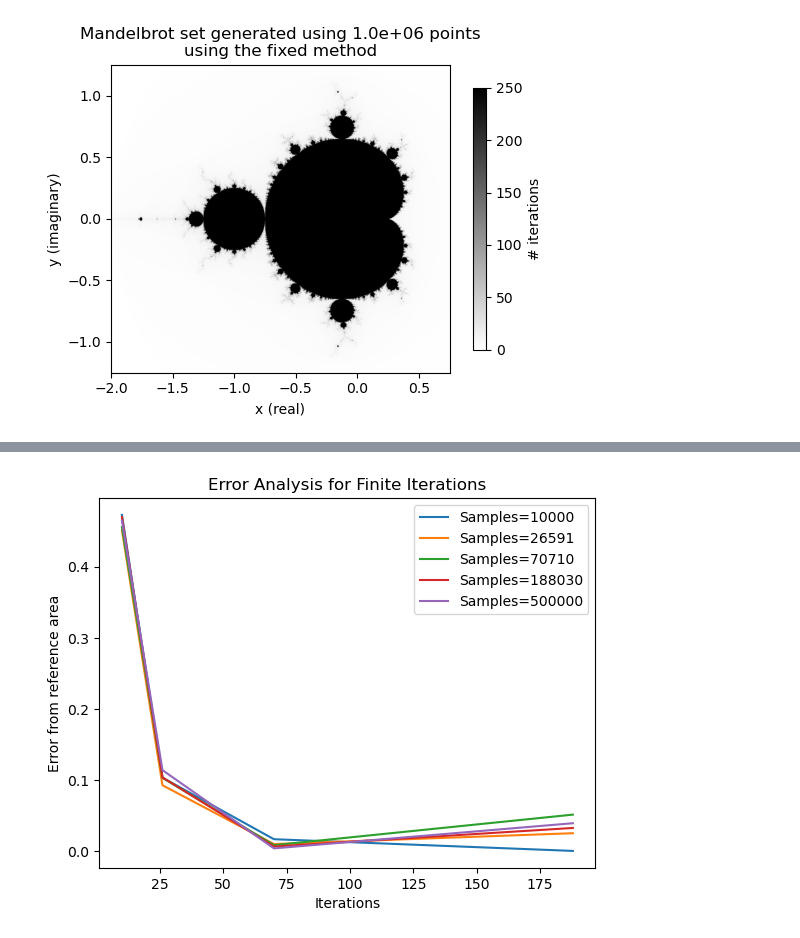
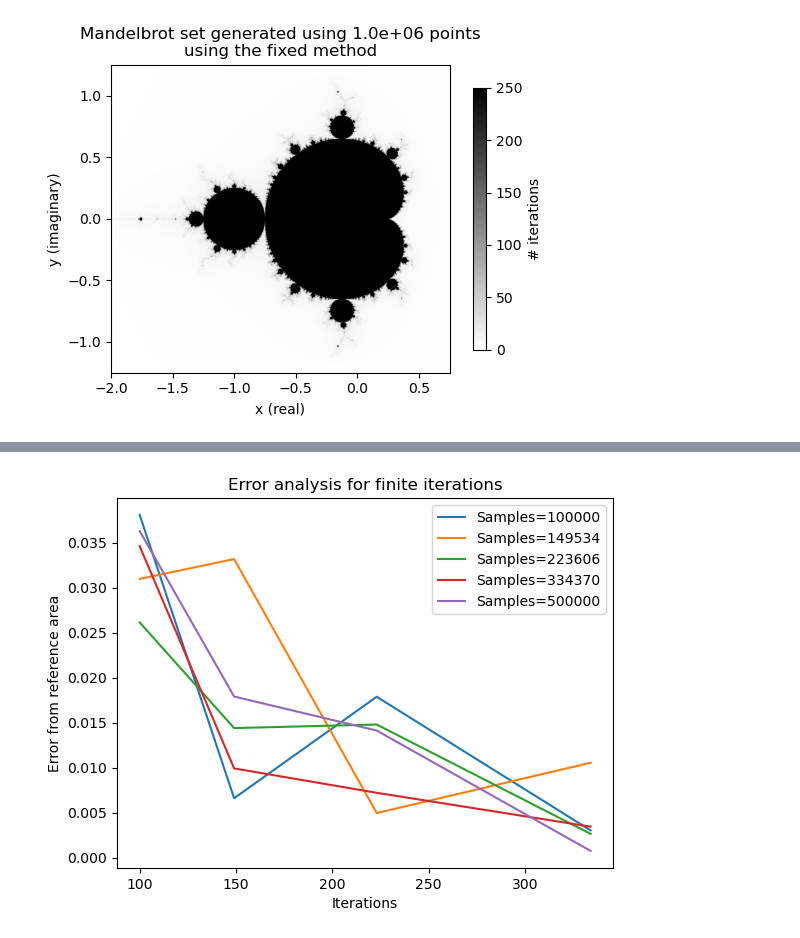
Before and after one commit to jonas4climate/ss-assignment1, a Jupyter notebook: CalvinLaw_11306734_RaymondZhang_14865904_JonasSchaefer_14039982_1.ipynb, the cells around one changed output, grey strips where cells are left out. Saved outputs shown, nothing was run; the diff lists cells and outputs as text; code cells hidden in the pictures.

```diff
--- a/CalvinLaw_11306734_RaymondZhang_14865904_JonasSchaefer_14039982_1.ipynb
+++ b/CalvinLaw_11306734_RaymondZhang_14865904_JonasSchaefer_14039982_1.ipynb
@@ -272,7 +272,7 @@ def stratified_sampling(max_iter, n_strata, samples_per_stratum):
             imag_samples = np.random.uniform(
                 imag_strata_edges[j], imag_strata_edges[j+1], samples_per_stratum)
 
-            for k in range(samples_per_stratum):
+            for k in prange(samples_per_stratum):
                 c = real_samples[k] + 1j * imag_samples[k]
                 c_points[index] = c
                 counts[index] = mandelbrot(c, max_iter)
@@ -421,8 +428,8 @@ def calculate_errors_by_sample_size(results_df, iter_count, sample_sizes, refere
             errors.append(abs(estimated_area - ref_area))
     return errors
 # %%
-iter_range = np.geomspace(10, 500, num=5).astype(int)
-sample_sizes = np.geomspace(10000, 500000, num=5).astype(int)
+iter_range = np.geomspace(100, 500, num=5).astype(int)
+sample_sizes = np.geomspace(100000, 500000, num=5).astype(int)
 results_df = investigate_convergence_2d(iter_range, sample_sizes)
 
 # Visualizes convergence of set area with increasing iterations
@@ -432,8 +439,10 @@ for samples in sample_sizes:
              label=f'Samples={samples}')
 
 plt.xlabel('Iterations')
-plt.ylabel('Estimated Area')
+plt.ylabel('Estimated area')
 plt.legend()
-plt.title('Convergence of Estimated Area with Increasing Iterations')
+plt.title('Convergence of estimated area with increasing iterations')
+plt.savefig(
+    f'{SAVE_DIR}/convergence_of_estimated_area_with_increasing_iterations.png', dpi=300)
 plt.show()
 # %% [output]
@@ -443,27 +452,28 @@ plt.show()
 # %%
 # Analyzes error from reference area for iteration counts
 largest_i = max(iter_range)
 reference_area = results_df[results_df['iterations']
                             == largest_i]['estimated_area'].iloc[0]
 
 # Compare error as function of iteration count to largest iteration count
 for samples in sample_sizes:
     errors = []
     for i in iter_range:
         if i < largest_i:
             current_area = results_df[(results_df['iterations'] == i) & (
                 results_df['samples'] == samples)]['estimated_area'].iloc[0]
             error = abs(current_area - reference_area)
             errors.append(error)
     plt.plot(iter_range[:-1], errors, label=f'Samples={samples}')
 
 plt.xlabel('Iterations')
 plt.ylabel('Error from reference area')
 plt.legend()
-plt.title('Error Analysis for Finite Iterations')
+plt.title('Error analysis for finite iterations')
+plt.savefig(f'{SAVE_DIR}/error_analysis_for_finite_iterations.png', dpi=300)
 plt.show()
 # %% [output]
-[figure, old version]
+[figure, new version]
 # %%
 results_df = investigate_convergence_2d(
     iter_range, sample_sizes, improvement_method='stratified')
```
Also changed, not shown: parts of 15 cells of this notebook.
